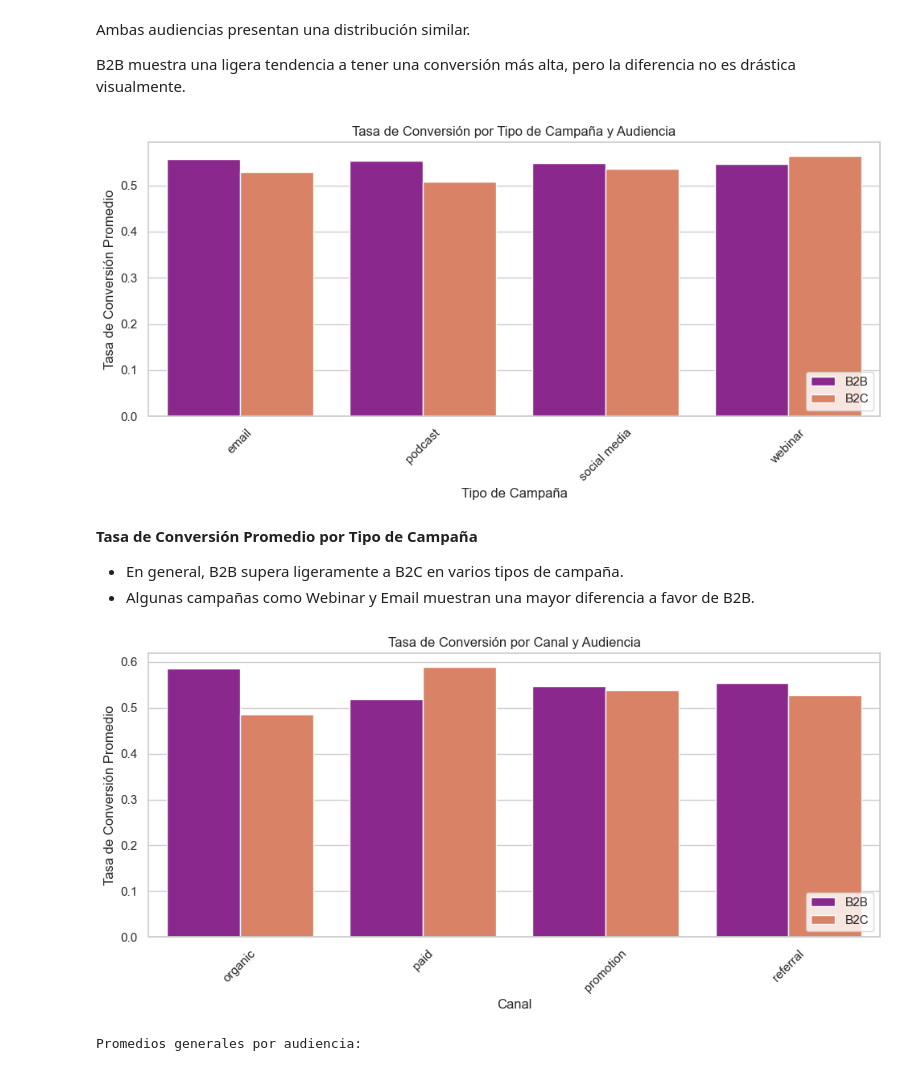
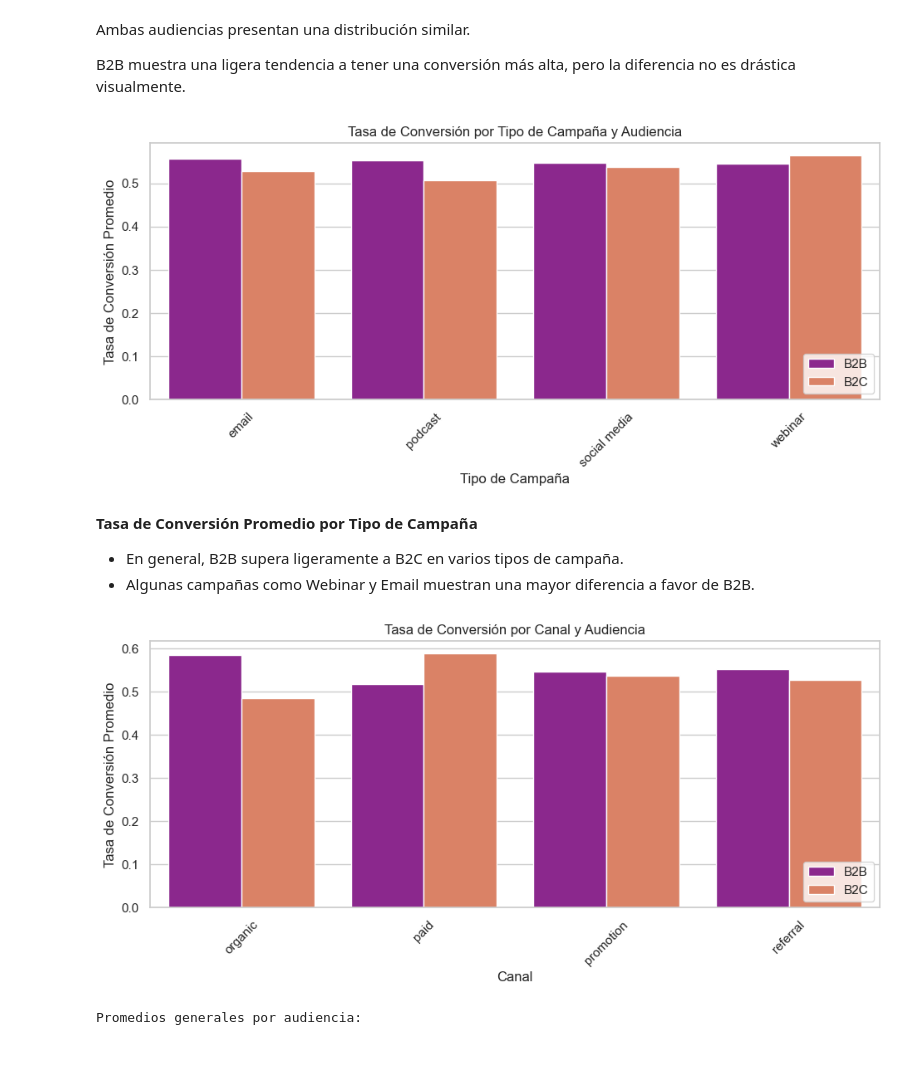
Before and after one commit to PabloBdL/Marketing, a Jupyter notebook: notebooks/02_data_analysis.ipynb, the cells around one changed output. Drawn from its saved outputs; the diff is of its cells as text; code cells hidden in the pictures.

```diff
--- a/notebooks/02_data_analysis.ipynb
+++ b/notebooks/02_data_analysis.ipynb
@@ -369,21 +371,22 @@ B2B muestra una ligera tendencia a tener una conversión más alta, pero la dife
 # %%
 # Barras agrupadas: Tasa de conversión por tipo de campaña y audiencia
 audience_type_summary = df.groupby(["target_audience", "type"]).agg({
     "conversion_rate": "mean"
 }).reset_index()
 
 plt.figure(figsize=(10, 5))
 sns.barplot(data=audience_type_summary, x="type", y="conversion_rate", hue="target_audience", palette=palette_colors)
 plt.title("Tasa de Conversión por Tipo de Campaña y Audiencia")
 plt.xlabel("Tipo de Campaña")
 plt.ylabel("Tasa de Conversión Promedio")
 plt.xticks(rotation=45)
 plt.legend(loc=4) # Cambiar la posición de la leyenda a inferior derecha
 plt.tight_layout()
+plt.tight_layout(pad=2)
 plt.savefig("../img/conversionRate_channel_targetAudience.jpg")
 plt.show()
 # %% [output]
-[figure, old version]
+[figure, new version]
 # %% [markdown]
 **Tasa de Conversión Promedio por Tipo de Campaña**
 * En general, B2B supera ligeramente a B2C en varios tipos de campaña.
@@ -402,10 +405,11 @@ plt.ylabel("Tasa de Conversión Promedio")
 plt.legend(loc=4) # Cambiar la posición de la leyenda a inferior derecha
 plt.xticks(rotation=45)
 plt.tight_layout()
+plt.tight_layout(pad=2)
 plt.savefig("../img/converionRate_channel_targetAudience.jpg")
 plt.show()
 # %% [output]
-[figure, old version]
+[figure, new version]
 # %%
 # 4. Promedios generales por audiencia
 audience_metrics = df.groupby("target_audience")[["conversion_rate", "roi", "revenue", "budget"]].mean().round(2)
```
Also changed, not shown: parts of 4 cells of this notebook, 9 other files.
